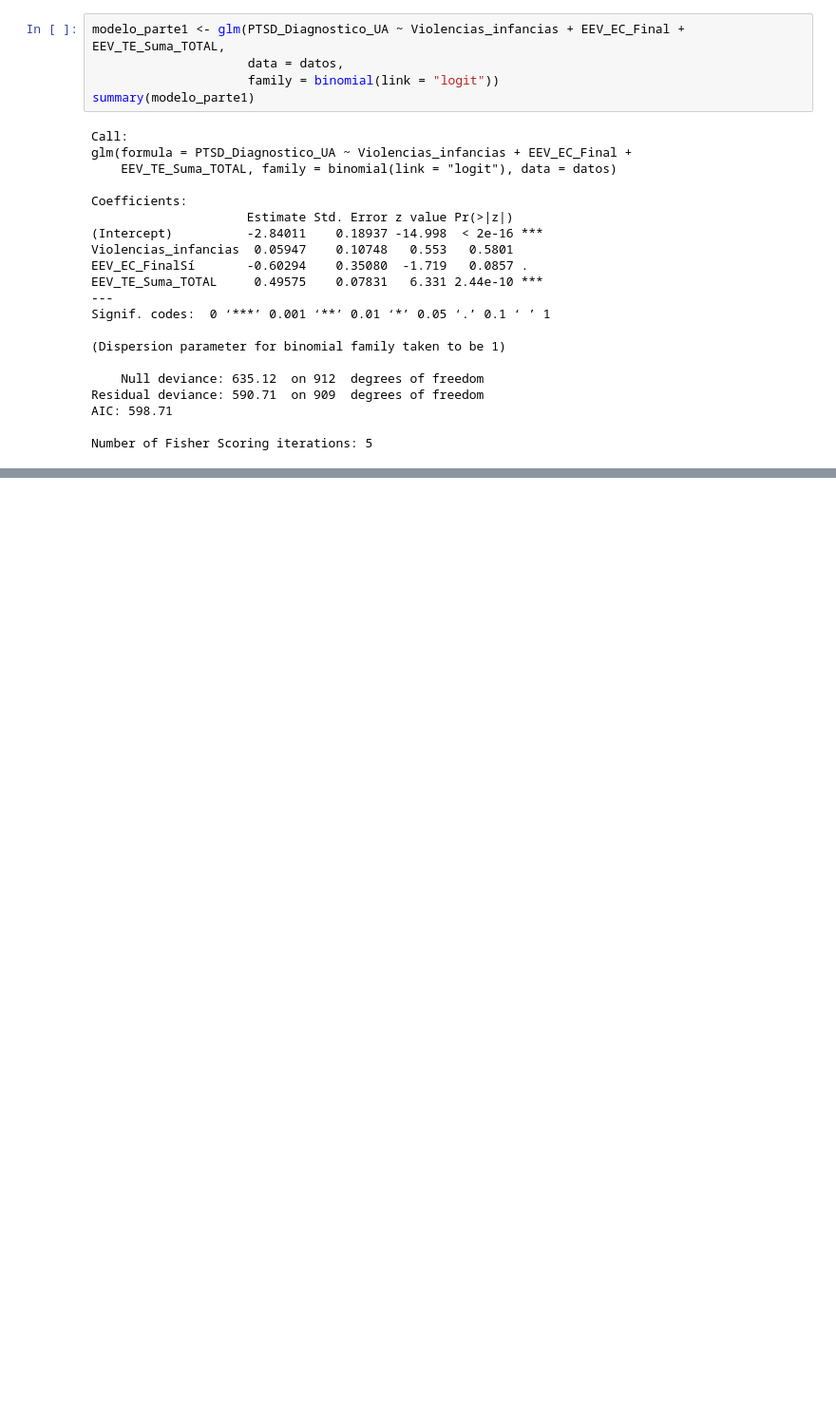
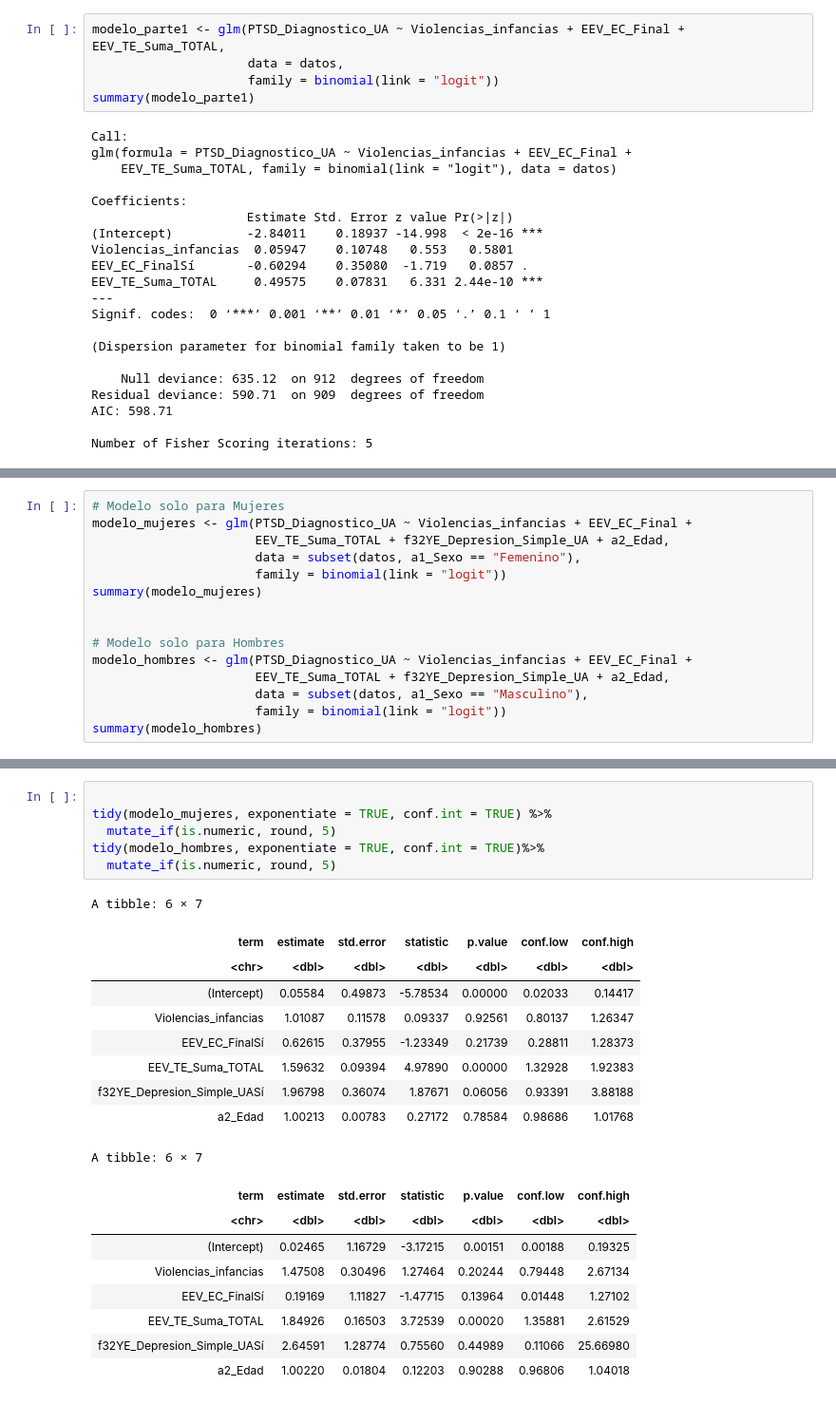
Before and after one commit to MelissaMF/DisenoInvestigacionS2-2026, a Jupyter notebook: 20261019_AvanceEvaluacionCuantitativa.ipynb, the cells around one changed output, grey strips where cells are left out. Shown at 95% size. Drawn from its saved outputs; the diff is of its cells as text; blank space fills up the shorter version.

```diff
--- a/20261019_AvanceEvaluacionCuantitativa.ipynb
+++ b/20261019_AvanceEvaluacionCuantitativa.ipynb
@@ -116,0 +125,15 @@ El valor de Odds Ratio es: 0.05841924 1.06127 0.547202 1.641733
+# %%
+# Modelo solo para Mujeres
+modelo_mujeres <- glm(PTSD_Diagnostico_UA ~ Violencias_infancias + EEV_EC_Final +
+                      EEV_TE_Suma_TOTAL + f32YE_Depresion_Simple_UA + a2_Edad,
+                      data = subset(datos, a1_Sexo == "Femenino"),
+                      family = binomial(link = "logit"))
+summary(modelo_mujeres)
+
+
+# Modelo solo para Hombres
+modelo_hombres <- glm(PTSD_Diagnostico_UA ~ Violencias_infancias + EEV_EC_Final +
+                      EEV_TE_Suma_TOTAL + f32YE_Depresion_Simple_UA + a2_Edad,
+                      data = subset(datos, a1_Sexo == "Masculino"),
+                      family = binomial(link = "logit"))
+summary(modelo_hombres)
@@ -116,0 +175,25 @@ El valor de Odds Ratio es: 0.05841924 1.06127 0.547202 1.641733
+# %%
+
+tidy(modelo_mujeres, exponentiate = TRUE, conf.int = TRUE) %>%
+  mutate_if(is.numeric, round, 5)
+tidy(modelo_hombres, exponentiate = TRUE, conf.int = TRUE)%>%
+  mutate_if(is.numeric, round, 5)
+# %% [output]
+A tibble: 6 × 7
+| term | estimate | std.error | statistic | p.value | conf.low | conf.high |
+| <chr> | <dbl> | <dbl> | <dbl> | <dbl> | <dbl> | <dbl> |
+| (Intercept) | 0.05584 | 0.49873 | -5.78534 | 0.00000 | 0.02033 | 0.14417 |
+| Violencias_infancias | 1.01087 | 0.11578 | 0.09337 | 0.92561 | 0.80137 | 1.26347 |
+| EEV_EC_FinalSí | 0.62615 | 0.37955 | -1.23349 | 0.21739 | 0.28811 | 1.28373 |
+| EEV_TE_Suma_TOTAL | 1.59632 | 0.09394 | 4.97890 | 0.00000 | 1.32928 | 1.92383 |
+| f32YE_Depresion_Simple_UASí | 1.96798 | 0.36074 | 1.87671 | 0.06056 | 0.93391 | 3.88188 |
+| a2_Edad | 1.00213 | 0.00783 | 0.27172 | 0.78584 | 0.98686 | 1.01768 |
+A tibble: 6 × 7
+| term | estimate | std.error | statistic | p.value | conf.low | conf.high |
+| <chr> | <dbl> | <dbl> | <dbl> | <dbl> | <dbl> | <dbl> |
+| (Intercept) | 0.02465 | 1.16729 | -3.17215 | 0.00151 | 0.00188 | 0.19325 |
+| Violencias_infancias | 1.47508 | 0.30496 | 1.27464 | 0.20244 | 0.79448 | 2.67134 |
+| EEV_EC_FinalSí | 0.19169 | 1.11827 | -1.47715 | 0.13964 | 0.01448 | 1.27102 |
+| EEV_TE_Suma_TOTAL | 1.84926 | 0.16503 | 3.72539 | 0.00020 | 1.35881 | 2.61529 |
+| f32YE_Depresion_Simple_UASí | 2.64591 | 1.28774 | 0.75560 | 0.44989 | 0.11066 | 25.66980 |
+| a2_Edad | 1.00220 | 0.01804 | 0.12203 | 0.90288 | 0.96806 | 1.04018 |
```
Also changed, not shown: parts of 7 cells of this notebook.
